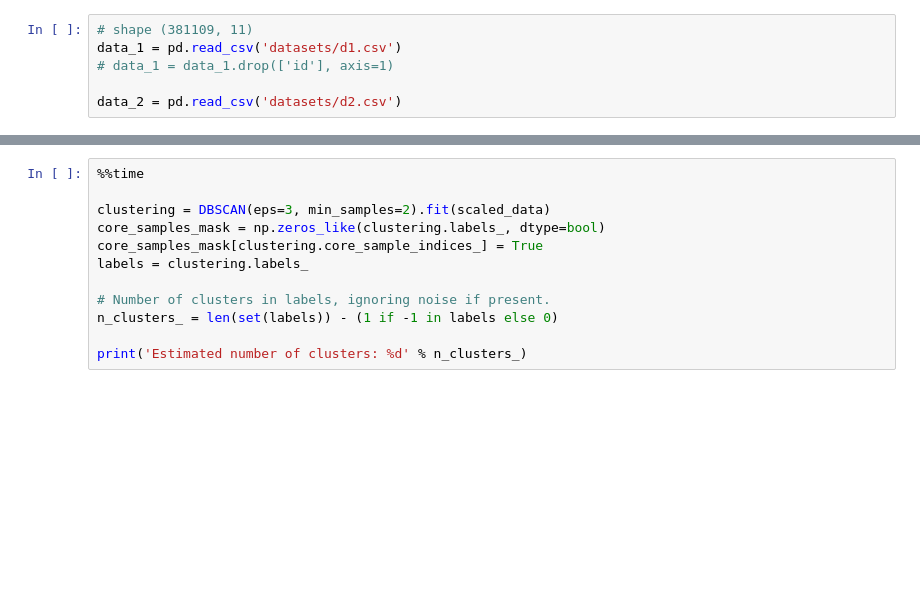
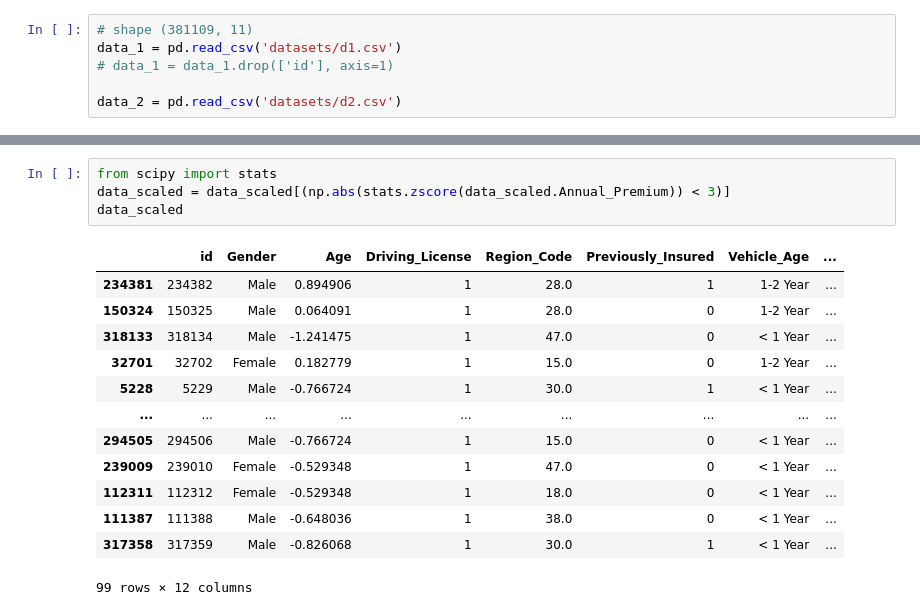
Before and after one commit to atf98/An-Efficient-Discretization-Algorithm-Using-Rough-Set-Theory, a Jupyter notebook: algorithm.ipynb, the cells around one changed output, grey strips where cells are left out. Cells and saved outputs as stored; diff of their text form; blank space fills up the shorter version.

```diff
--- a/algorithm.ipynb
+++ b/algorithm.ipynb
@@ -77,12 +112,18 @@ data_scaled
-# %%
-%%time
-
-clustering = DBSCAN(eps=3, min_samples=2).fit(scaled_data)
-core_samples_mask = np.zeros_like(clustering.labels_, dtype=bool)
-core_samples_mask[clustering.core_sample_indices_] = True
-labels = clustering.labels_
-
-# Number of clusters in labels, ignoring noise if present.
-n_clusters_ = len(set(labels)) - (1 if -1 in labels else 0)
-
-print('Estimated number of clusters: %d' % n_clusters_)
+# %%
+from scipy import stats
+data_scaled = data_scaled[(np.abs(stats.zscore(data_scaled.Annual_Premium)) < 3)]
+data_scaled
+# %% [output]
+|  | id | Gender | Age | Driving_License | Region_Code | Previously_Insured | Vehicle_Age | ... |
+| 234381 | 234382 | Male | 0.894906 | 1 | 28.0 | 1 | 1-2 Year | ... |
+| 150324 | 150325 | Male | 0.064091 | 1 | 28.0 | 0 | 1-2 Year | ... |
+| 318133 | 318134 | Male | -1.241475 | 1 | 47.0 | 0 | < 1 Year | ... |
+| 32701 | 32702 | Female | 0.182779 | 1 | 15.0 | 0 | 1-2 Year | ... |
+| 5228 | 5229 | Male | -0.766724 | 1 | 30.0 | 1 | < 1 Year | ... |
+| ... | ... | ... | ... | ... | ... | ... | ... | ... |
+| 294505 | 294506 | Male | -0.766724 | 1 | 15.0 | 0 | < 1 Year | ... |
+| 239009 | 239010 | Female | -0.529348 | 1 | 47.0 | 0 | < 1 Year | ... |
+| 112311 | 112312 | Female | -0.529348 | 1 | 18.0 | 0 | < 1 Year | ... |
+| 111387 | 111388 | Male | -0.648036 | 1 | 38.0 | 0 | < 1 Year | ... |
+| 317358 | 317359 | Male | -0.826068 | 1 | 30.0 | 1 | < 1 Year | ... |
+99 rows × 12 columns
```
Also changed, not shown: parts of 21 cells of this notebook, 8 other files.
